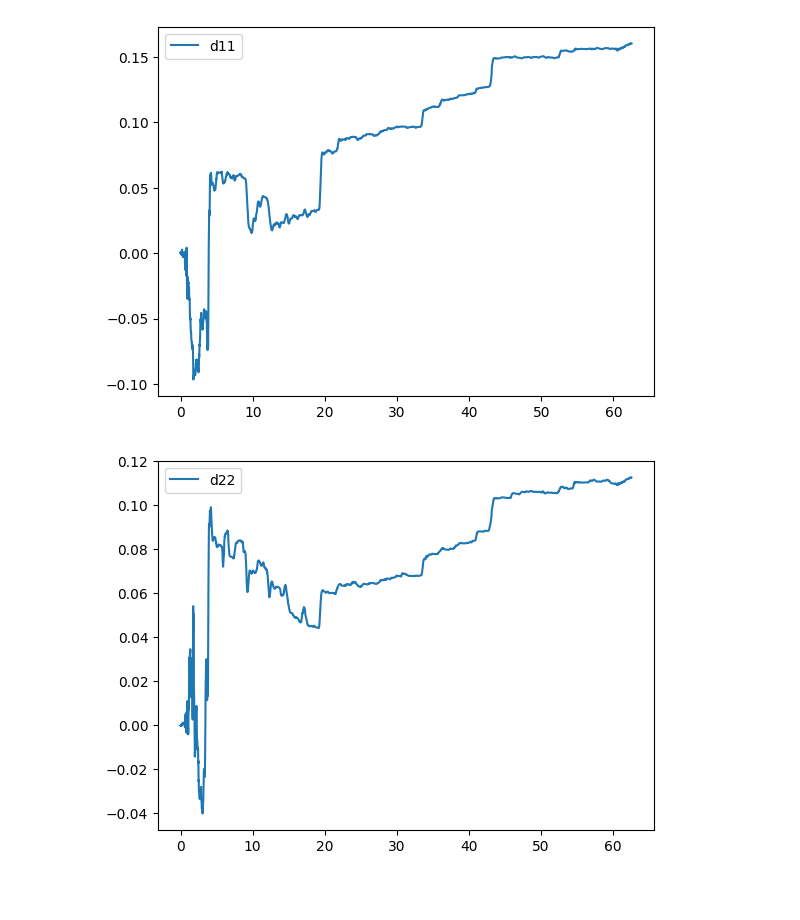
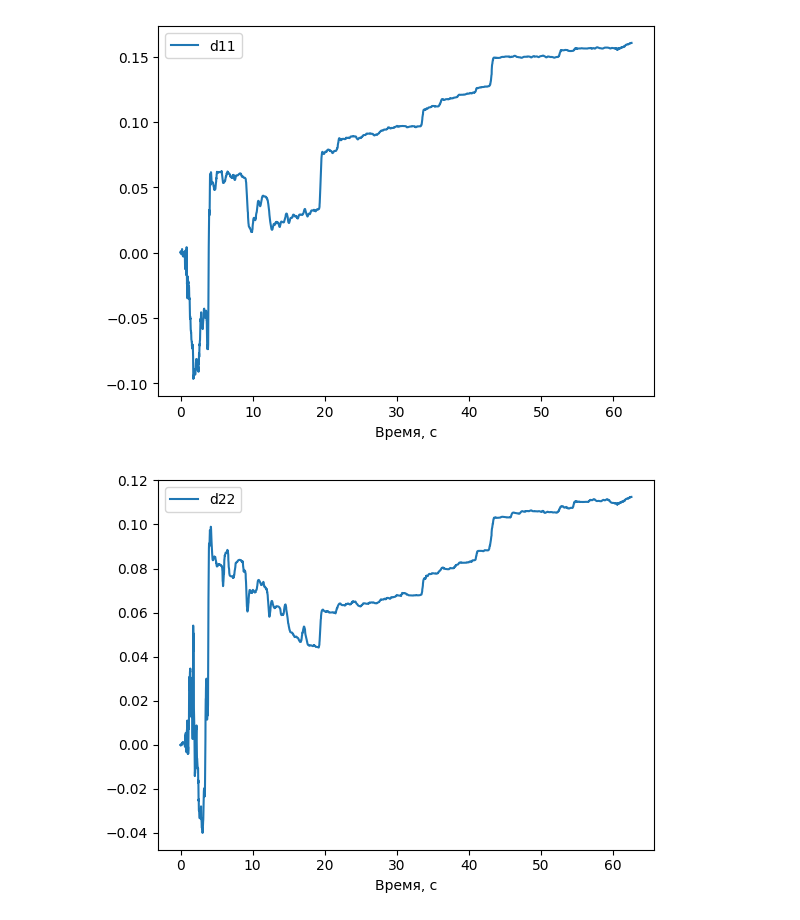
Before and after one commit to asmalcev/magnetometer, a Jupyter notebook: graphic_android.ipynb, the cells around one changed output. Cells and saved outputs as stored; diff of their text form; code cells hidden in the pictures; blank space fills up the shorter version.

```diff
--- a/graphic_android.ipynb
+++ b/graphic_android.ipynb
@@ -33,10 +36,11 @@ plt.show()
 # %%
 labels = ['d11', 'd22', 'd33', 'd12', 'd13', 'd23']
 for i in range(4, 10):
   (x, y) = reduce(lambda acc, current: pass_elems_to_tuple(current, 0, i, acc), data, ([], []))
+  plt.xlabel('Время, с')
   plt.plot(x, y, label=labels[i - 4])
   plt.legend()
   plt.show()
 # %% [output]
-[figure, old version]
+[figure, new version]
-[figure, old version]
+[figure, new version]
```
Also changed, not shown: parts of 3 cells of this notebook, 1 other file.
